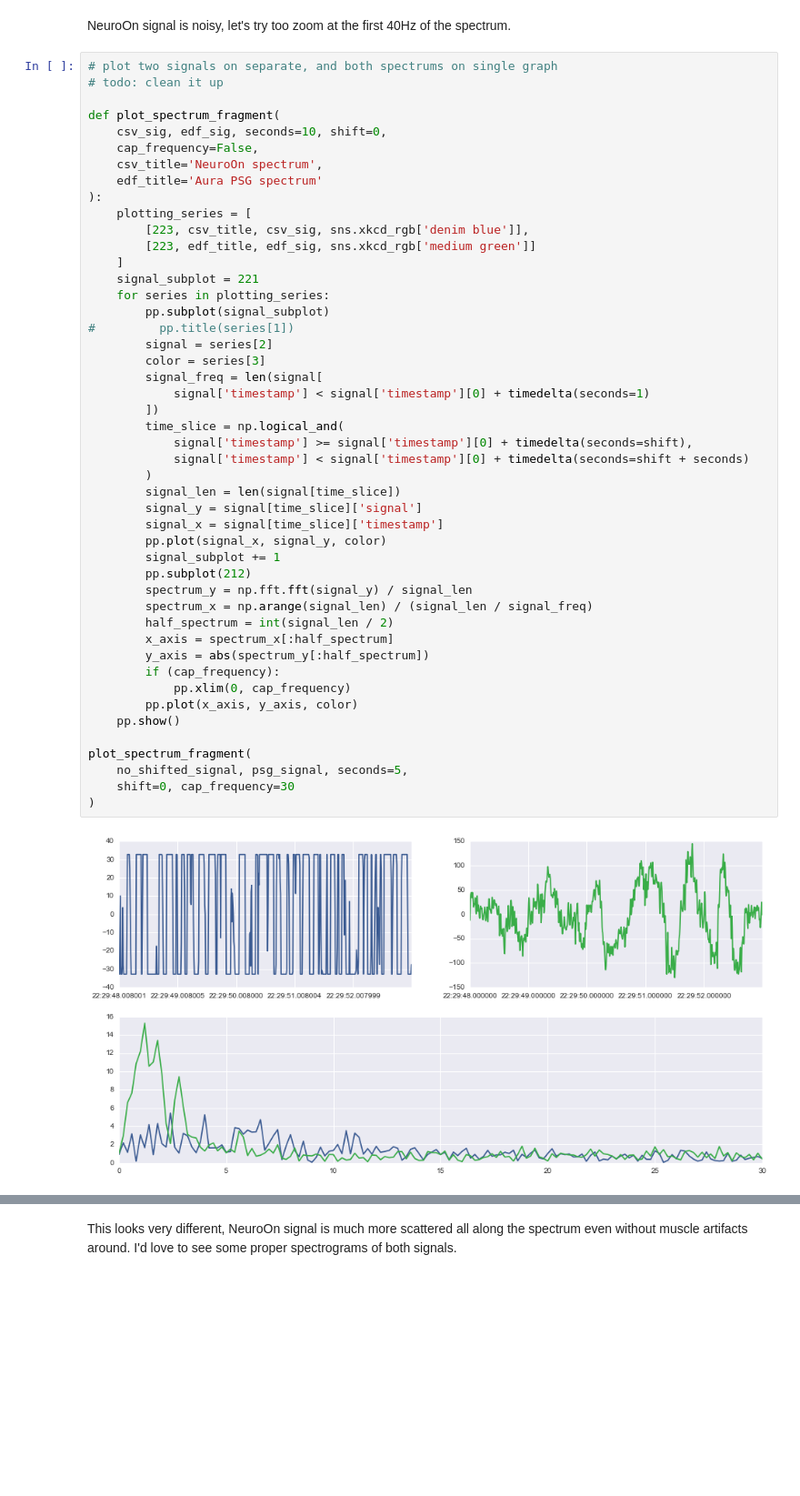
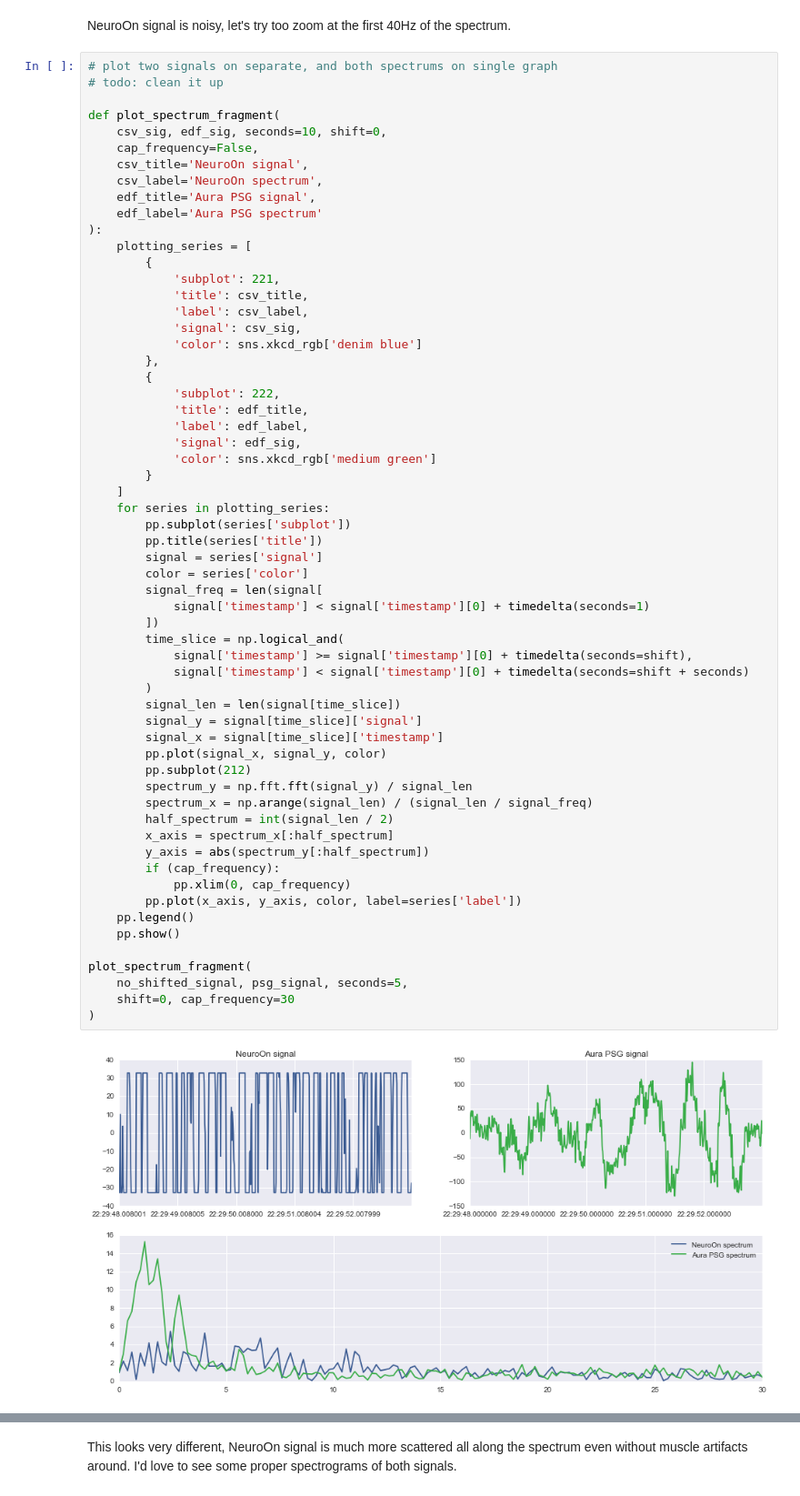
Before and after one commit to pawelngei/neuroon-notebook, a Jupyter notebook: NeuroOn.ipynb, the cells around one changed output, grey strips where cells are left out. Shown: that part at 91% size. Saved outputs shown, nothing was run; the diff lists cells and outputs as text; blank space fills up the shorter version.

Commit message:
fix labels in spectrograms

```diff
--- a/NeuroOn.ipynb
+++ b/NeuroOn.ipynb
@@ -239,48 +239,61 @@ NeuroOn signal is noisy, let's try too zoom at the first 40Hz of the spectrum.
 def plot_spectrum_fragment(
     csv_sig, edf_sig, seconds=10, shift=0,
     cap_frequency=False,
-    csv_title='NeuroOn spectrum',
-    edf_title='Aura PSG spectrum'
+    csv_title='NeuroOn signal',
+    csv_label='NeuroOn spectrum',
+    edf_title='Aura PSG signal',
+    edf_label='Aura PSG spectrum'
 ):
     plotting_series = [
-        [223, csv_title, csv_sig, sns.xkcd_rgb['denim blue']],
-        [223, edf_title, edf_sig, sns.xkcd_rgb['medium green']]
+        {
+            'subplot': 221,
+            'title': csv_title,
+            'label': csv_label,
+            'signal': csv_sig,
+            'color': sns.xkcd_rgb['denim blue']
+        },
+        {
+            'subplot': 222,
+            'title': edf_title,
+            'label': edf_label,
+            'signal': edf_sig,
+            'color': sns.xkcd_rgb['medium green']
+        }
     ]
-    signal_subplot = 221
     for series in plotting_series:
-        pp.subplot(signal_subplot)
-#         pp.title(series[1])
-        signal = series[2]
-        color = series[3]
+        pp.subplot(series['subplot'])
+        pp.title(series['title'])
+        signal = series['signal']
+        color = series['color']
         signal_freq = len(signal[
             signal['timestamp'] < signal['timestamp'][0] + timedelta(seconds=1)
         ])
         time_slice = np.logical_and(
             signal['timestamp'] >= signal['timestamp'][0] + timedelta(seconds=shift),
             signal['timestamp'] < signal['timestamp'][0] + timedelta(seconds=shift + seconds)
         )
         signal_len = len(signal[time_slice])
         signal_y = signal[time_slice]['signal']
         signal_x = signal[time_slice]['timestamp']
         pp.plot(signal_x, signal_y, color)
-        signal_subplot += 1
         pp.subplot(212)
         spectrum_y = np.fft.fft(signal_y) / signal_len
         spectrum_x = np.arange(signal_len) / (signal_len / signal_freq)
         half_spectrum = int(signal_len / 2)
         x_axis = spectrum_x[:half_spectrum]
         y_axis = abs(spectrum_y[:half_spectrum])
         if (cap_frequency):
             pp.xlim(0, cap_frequency)
-        pp.plot(x_axis, y_axis, color)
+        pp.plot(x_axis, y_axis, color, label=series['label'])
+    pp.legend()
     pp.show()
 
 plot_spectrum_fragment(
     no_shifted_signal, psg_signal, seconds=5,
     shift=0, cap_frequency=30
 )
 # %% [output]
-[figure, old version]
+[figure, new version]
 # %%
 plot_spectrum_fragment(
     no_shifted_signal, psg_signal, seconds=5,
```
Also changed, not shown: parts of 2 cells of this notebook.
